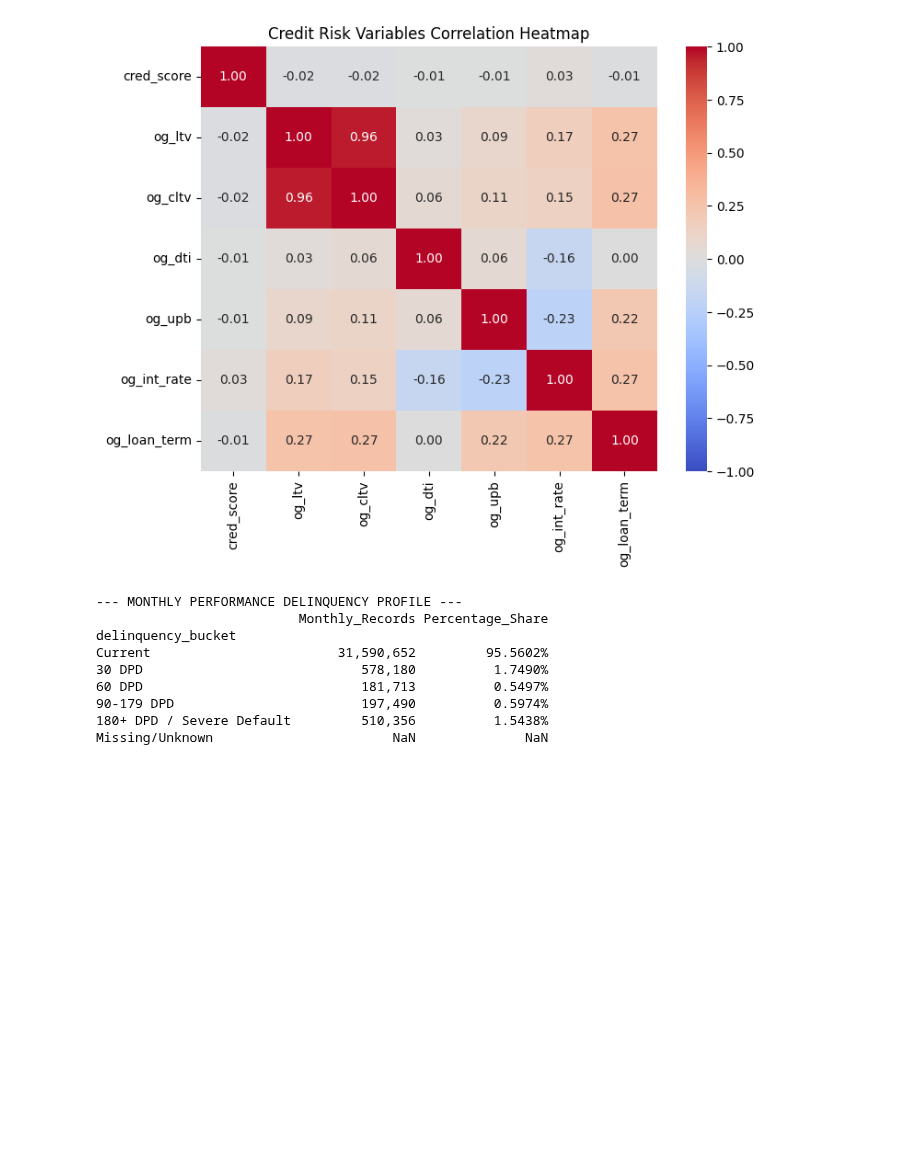
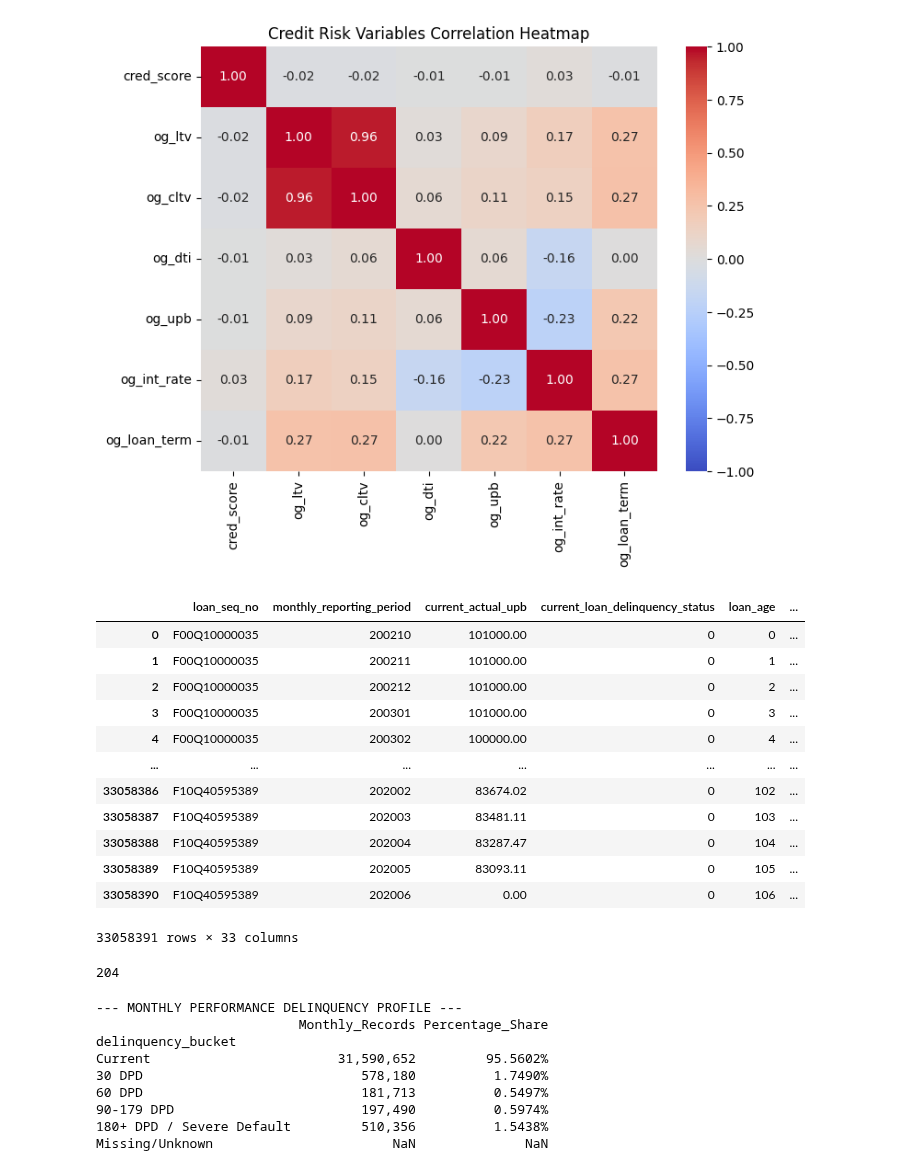
Before and after one commit to Niraj-Mhatre2003/Home_loan-Risk-Analytics, a Jupyter notebook: notebooks/02_EDA.ipynb, the cells around one changed output. Saved outputs shown, nothing was run; the diff lists cells and outputs as text; code cells hidden in the pictures; blank space fills up the shorter version.

```diff
--- a/notebooks/02_EDA.ipynb
+++ b/notebooks/02_EDA.ipynb
@@ -723,6 +751,26 @@ plt.title("Credit Risk Variables Correlation Heatmap")
 plt.show()
 # %% [output]
 [figure]
+# %%
+m_df
+# %% [output]
+|  | loan_seq_no | monthly_reporting_period | current_actual_upb | current_loan_delinquency_status | loan_age | ... |
+| 0 | F00Q10000035 | 200210 | 101000.00 | 0 | 0 | ... |
+| 1 | F00Q10000035 | 200211 | 101000.00 | 0 | 1 | ... |
+| 2 | F00Q10000035 | 200212 | 101000.00 | 0 | 2 | ... |
+| 3 | F00Q10000035 | 200301 | 101000.00 | 0 | 3 | ... |
+| 4 | F00Q10000035 | 200302 | 100000.00 | 0 | 4 | ... |
+| ... | ... | ... | ... | ... | ... | ... |
+| 33058386 | F10Q40595389 | 202002 | 83674.02 | 0 | 102 | ... |
+| 33058387 | F10Q40595389 | 202003 | 83481.11 | 0 | 103 | ... |
+| 33058388 | F10Q40595389 | 202004 | 83287.47 | 0 | 104 | ... |
+| 33058389 | F10Q40595389 | 202005 | 83093.11 | 0 | 105 | ... |
+| 33058390 | F10Q40595389 | 202006 | 0.00 | 0 | 106 | ... |
+33058391 rows × 33 columns
+# %%
+m_df.current_loan_delinquency_status.nunique()
+# %% [output]
+204
 # %%
 # 1. Standardize the delinquency column to strings to handle mixed types cleanly
 m_df["current_loan_delinquency_status"] = m_df["current_loan_delinquency_status"].astype(str).str.strip()
```
Also changed, not shown: parts of 10 cells of this notebook, 2 other files.
